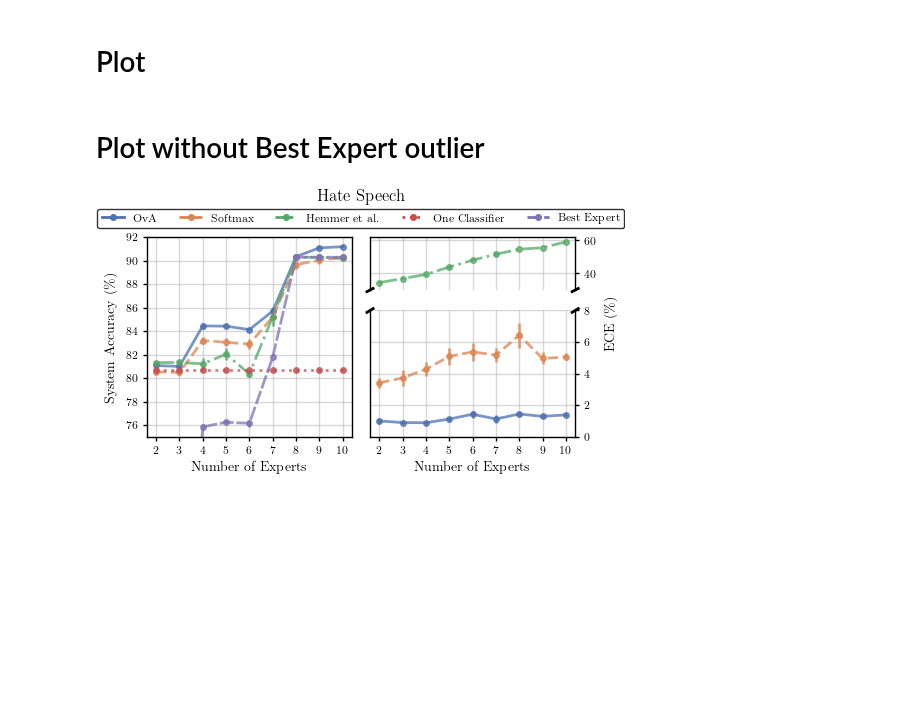
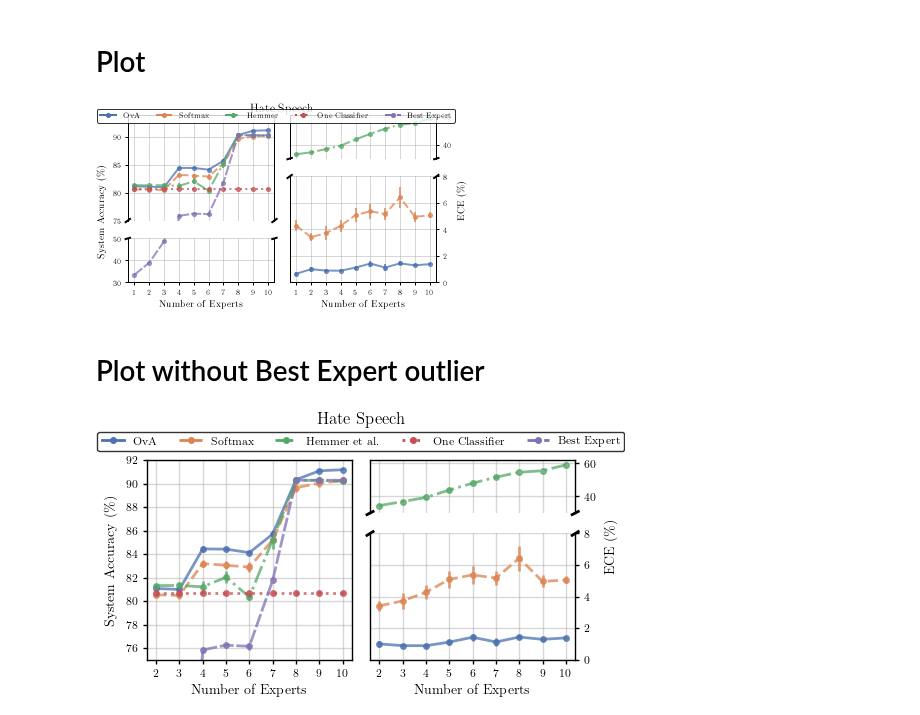
Before and after one commit to rajevv/Multi_L2D, a Jupyter notebook: CIFAR-10/results/HateSpeechRebuttal.ipynb, the cells around one changed output. Drawn from its saved outputs; the diff is of its cells as text; code cells hidden in the pictures; blank space fills up the shorter version.

Commit message:
Fix bug for set_xticks in HatespeechRebuttal

```diff
--- a/CIFAR-10/results/HateSpeechRebuttal.ipynb
+++ b/CIFAR-10/results/HateSpeechRebuttal.ipynb
@@ -181,12 +181,12 @@ ax2.xaxis.tick_bottom()
 
 # === ax1 lim ===
 ax1.set_ylim(75, 94)
-ax1.set_xticks(exp_list, exp_list)
+ax1.set_xticks(exp_list)
 ax1.set_yticks(ax1.get_yticks()[:-1])
 
 # === ax2 lim ===
 ax2.set_ylim(30, 50)
-ax2.set_xticks(exp_list, exp_list)
+ax2.set_xticks(exp_list)
 ax2.set_xlabel(r"Number of Experts")
 
 # === Grid ===
@@ -235,43 +235,45 @@ ax4.xaxis.tick_bottom()
 
 # === ax1 lim ===
 ax3.set_ylim(30, 62)
-ax3.set_xticks(exp_list, exp_list)
+ax3.set_xticks(exp_list)
 ax3.yaxis.tick_right()
 ax3.yaxis.set_label_position("right")
 # ax3.set_yticks(ax1.get_yticks()[:-1])
 
 # === ax2 lim ===
 ax4.set_ylim(0, 8)
-ax4.set_xticks(exp_list, exp_list)
+ax4.set_xticks(exp_list)
 ax4.set_xlabel(r"Number of Experts")
 ax4.yaxis.tick_right()
 ax4.yaxis.set_label_position("right")
 # === Grid ===
 ax3.grid()
 ax4.grid()
 
 # === Legend ===
 ova_leg = mlines.Line2D([], [], label='OvA', **ova_args)
 softmax_leg = mlines.Line2D([], [], label='Softmax', **softmax_args)
 hemmer_leg = mlines.Line2D([], [], label='Hemmer', **hemmer_args)
 oneclf_leg = mlines.Line2D([], [], label='One Classifier', **oneclf_args)
 bestexpert_leg = mlines.Line2D([], [], label='Best Expert', **best_expert_args)
 legend_list = [ova_leg, softmax_leg, hemmer_leg, oneclf_leg, bestexpert_leg]
 
 fig.legend(handles=legend_list, loc='center', bbox_to_anchor=(0.5, 0.9), ncol=5, fancybox=True)
 
 # === Broken axes ===
 addBreakClips(ax3,ax4)
 
 
 plt.gcf().text(0,0.5, r"System Accuracy $(\%)$", ha="center", va="center", rotation=90)
 plt.gcf().text(1,0.55, r"ECE $(\%)$", ha="center", va="center", rotation=90)
 
 # # === Save ===
 plt.suptitle("Hate Speech", x=0.5, y=1)
 
 fig.tight_layout()
 # fig.savefig("hatespeech.pdf")
+# %% [output]
+[figure, added]
 # %% [markdown]
 # Plot without Best Expert outlier
 # %%
```
